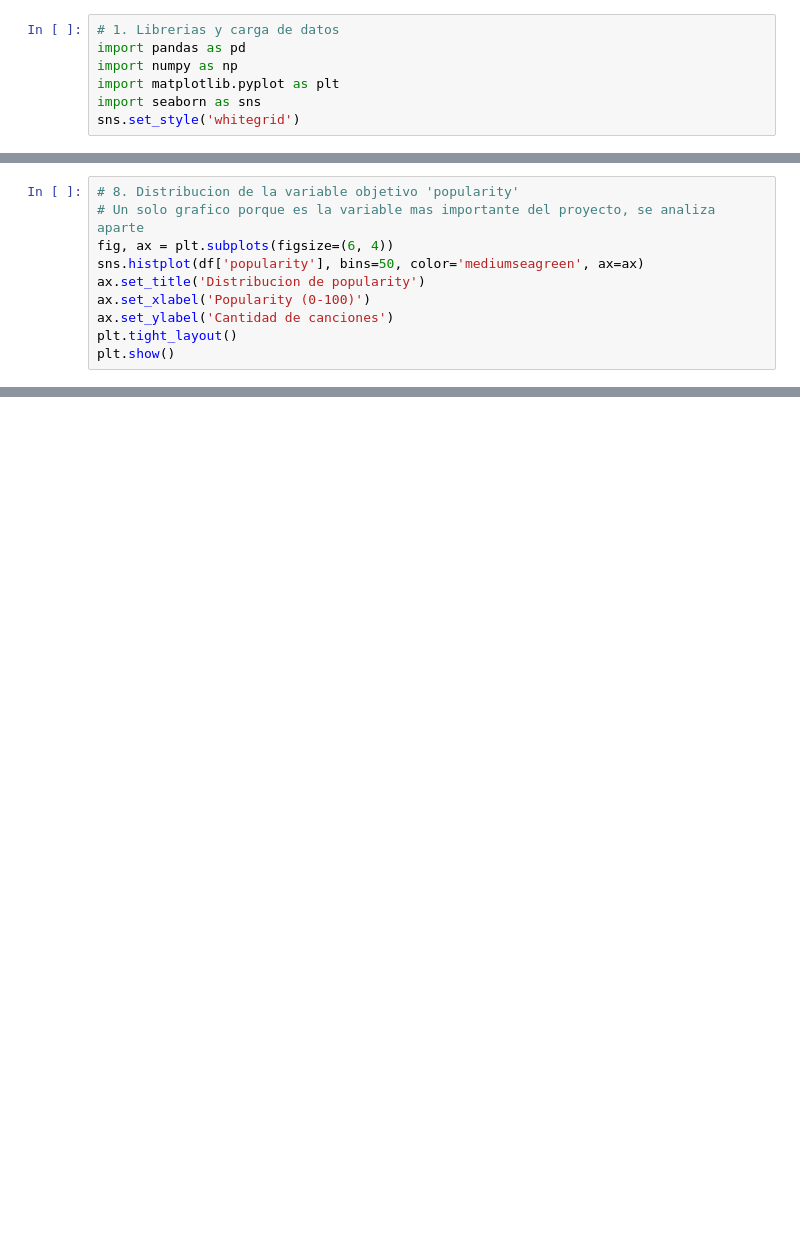
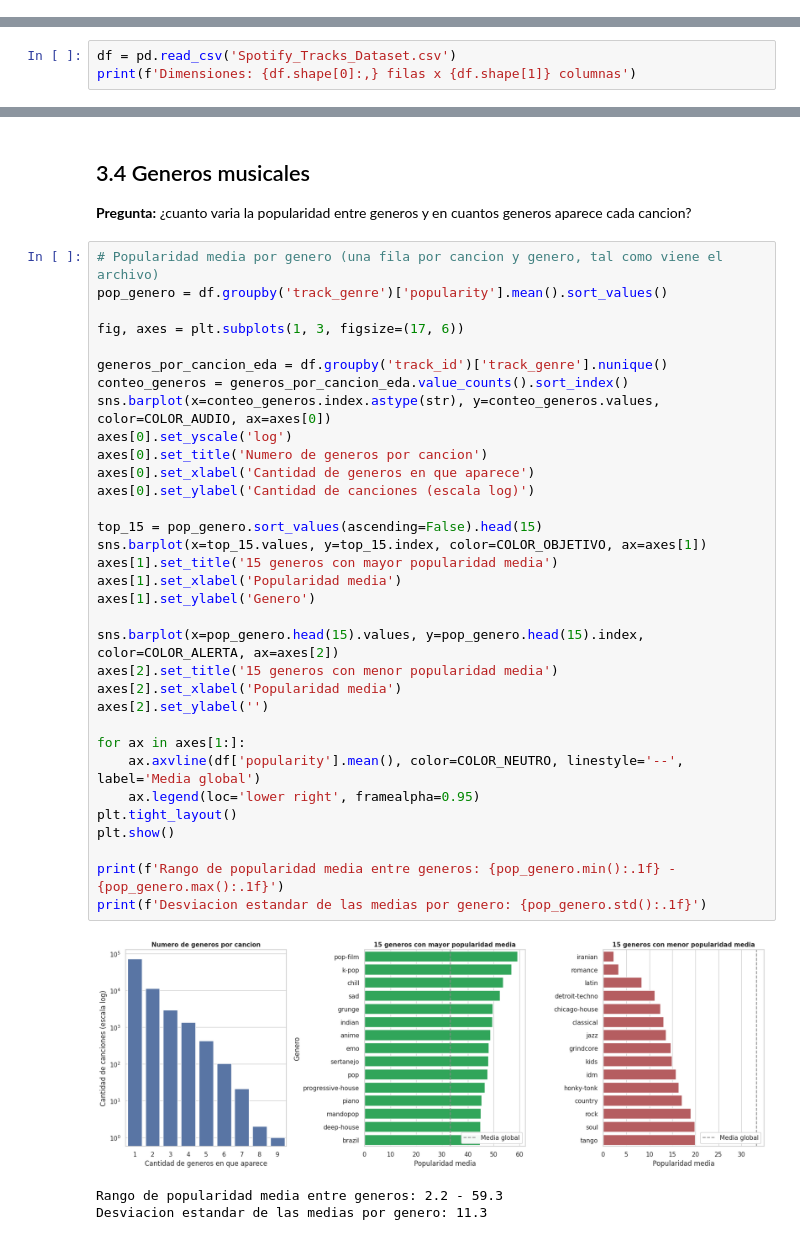
Before and after one commit to crisromero-dev/SpotifyTrack_ML_EV1, a Jupyter notebook: SpotifyTrack_ML_EV1.ipynb, the cells around one changed output, grey strips where cells are left out. Saved outputs shown, nothing was run; the diff lists cells and outputs as text; blank space fills up the shorter version.

```diff
--- a/SpotifyTrack_ML_EV1.ipynb
+++ b/SpotifyTrack_ML_EV1.ipynb
@@ -6,7 +2,0 @@ Caso C: Inteligencia musical y predicción de popularidad de canciones
-# %%
-# 1. Librerias y carga de datos
-import pandas as pd
-import numpy as np
-import matplotlib.pyplot as plt
-import seaborn as sns
-sns.set_style('whitegrid')
@@ -120,10 +2,0 @@ Filas duplicadas: 0
-# %%
-# 8. Distribucion de la variable objetivo 'popularity'
-# Un solo grafico porque es la variable mas importante del proyecto, se analiza aparte
-fig, ax = plt.subplots(figsize=(6, 4))
-sns.histplot(df['popularity'], bins=50, color='mediumseagreen', ax=ax)
-ax.set_title('Distribucion de popularity')
-ax.set_xlabel('Popularity (0-100)')
-ax.set_ylabel('Cantidad de canciones')
-plt.tight_layout()
-plt.show()
@@ -347,0 +148,3 @@ Duplicados restantes: 0
+# %%
+df = pd.read_csv('Spotify_Tracks_Dataset.csv')
+print(f'Dimensiones: {df.shape[0]:,} filas x {df.shape[1]} columnas')
@@ -347,0 +815,41 @@ Duplicados restantes: 0
+# %% [markdown]
+## 3.4 Generos musicales
+
+**Pregunta:** ¿cuanto varia la popularidad entre generos y en cuantos generos aparece cada cancion?
+# %%
+# Popularidad media por genero (una fila por cancion y genero, tal como viene el archivo)
+pop_genero = df.groupby('track_genre')['popularity'].mean().sort_values()
+
+fig, axes = plt.subplots(1, 3, figsize=(17, 6))
+
+generos_por_cancion_eda = df.groupby('track_id')['track_genre'].nunique()
+conteo_generos = generos_por_cancion_eda.value_counts().sort_index()
+sns.barplot(x=conteo_generos.index.astype(str), y=conteo_generos.values, color=COLOR_AUDIO, ax=axes[0])
+axes[0].set_yscale('log')
+axes[0].set_title('Numero de generos por cancion')
+axes[0].set_xlabel('Cantidad de generos en que aparece')
+axes[0].set_ylabel('Cantidad de canciones (escala log)')
+
+top_15 = pop_genero.sort_values(ascending=False).head(15)
+sns.barplot(x=top_15.values, y=top_15.index, color=COLOR_OBJETIVO, ax=axes[1])
+axes[1].set_title('15 generos con mayor popularidad media')
+axes[1].set_xlabel('Popularidad media')
+axes[1].set_ylabel('Genero')
+
+sns.barplot(x=pop_genero.head(15).values, y=pop_genero.head(15).index, color=COLOR_ALERTA, ax=axes[2])
+axes[2].set_title('15 generos con menor popularidad media')
+axes[2].set_xlabel('Popularidad media')
+axes[2].set_ylabel('')
+
+for ax in axes[1:]:
+    ax.axvline(df['popularity'].mean(), color=COLOR_NEUTRO, linestyle='--', label='Media global')
+    ax.legend(loc='lower right', framealpha=0.95)
+plt.tight_layout()
+plt.show()
+
+print(f'Rango de popularidad media entre generos: {pop_genero.min():.1f} - {pop_genero.max():.1f}')
+print(f'Desviacion estandar de las medias por genero: {pop_genero.std():.1f}')
+# %% [output]
+[figure, added]
+Rango de popularidad media entre generos: 2.2 - 59.3
+Desviacion estandar de las medias por genero: 11.3
```
Also changed, not shown: parts of 151 cells of this notebook.
